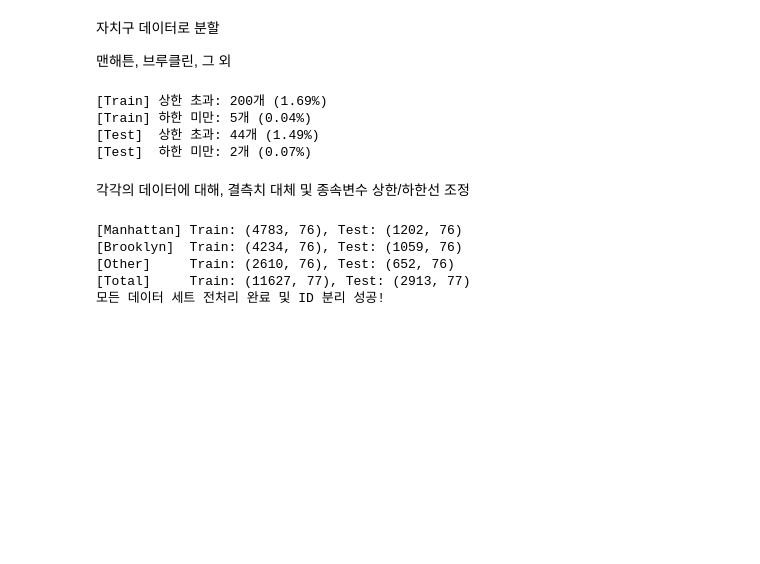
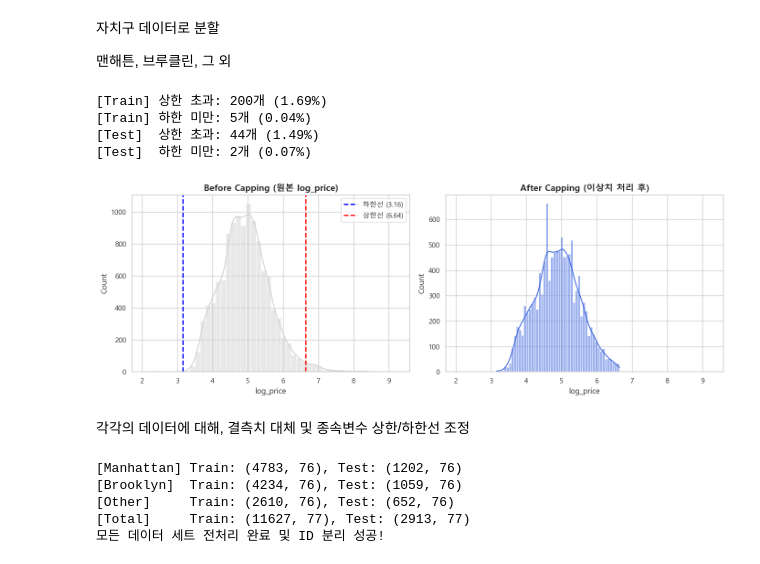
Before and after one commit to sybeom528/airbnb_price_prediction, a Jupyter notebook: notebooks/devide_df.ipynb, the cells around one changed output. Cells and saved outputs as stored; diff of their text form; code cells hidden in the pictures; blank space fills up the shorter version.

```diff
--- a/notebooks/devide_df.ipynb
+++ b/notebooks/devide_df.ipynb
@@ -143,6 +143,8 @@ y = df['log_price']
 
 # 1. 공통(전체)
 X_train_all, X_test_all, y_train_all, y_test_all = train_test_split(X, y, test_size=0.2, random_state=random_seed, stratify = df['city'])
+
+y_train_before = y_train_all.copy()
 
 # 이상치 클리핑
 q1, q3 = y_train_all.quantile([0.25, 0.75])
@@ -202,6 +204,42 @@ X_train_other, y_train_other, X_test_other, y_test_other = \
 [Train] 하한 미만: 5개 (0.04%)
 [Test]  상한 초과: 44개 (1.49%)
 [Test]  하한 미만: 2개 (0.07%)
+# %%
+import matplotlib.pyplot as plt
+import seaborn as sns
+
+# 그래프 스타일 설정 (발표용으로 깔끔하게)
+sns.set_theme(style="whitegrid")
+plt.rcParams['font.family'] = 'Malgun Gothic' # 윈도우 한글 폰트 (맥은 'AppleGothic')
+plt.rcParams['axes.unicode_minus'] = False    # 마이너스 기호 깨짐 방지
+
+# 1행 2열의 도화지 준비
+fig, axes = plt.subplots(1, 2, figsize=(14, 5))
+
+# --- [그래프 1] Before Capping ---
+sns.histplot(y_train_before, bins=50, kde=True, color='lightgray', ax=axes[0])
+axes[0].set_title('Before Capping (원본 log_price)', fontsize=14, fontweight='bold')
+axes[0].set_xlabel('log_price')
+axes[0].set_ylabel('Count')
+
+# 상한선/하한선 점선 그리기 (시각적 효과 극대화)
+axes[0].axvline(lower, color='blue', linestyle='--', linewidth=2, label=f'하한선 ({lower:.2f})')
+axes[0].axvline(upper, color='red', linestyle='--', linewidth=2, label=f'상한선 ({upper:.2f})')
+axes[0].legend()
+
+# --- [그래프 2] After Capping ---
+sns.histplot(y_train_all, bins=50, kde=True, color='royalblue', ax=axes[1])
+axes[1].set_title('After Capping (이상치 처리 후)', fontsize=14, fontweight='bold')
+axes[1].set_xlabel('log_price')
+axes[1].set_ylabel('Count')
+
+# 두 그래프의 x축 범위를 동일하게 맞춰서 비교하기 쉽게 만들기
+axes[1].set_xlim(axes[0].get_xlim())
+
+plt.tight_layout()
+plt.show()
+# %% [output]
+[figure, added]
 # %% [markdown]
 각각의 데이터에 대해, 결측치 대체 및 종속변수 상한/하한선 조정
 # %%
```
Also changed, not shown: 8 other files.
